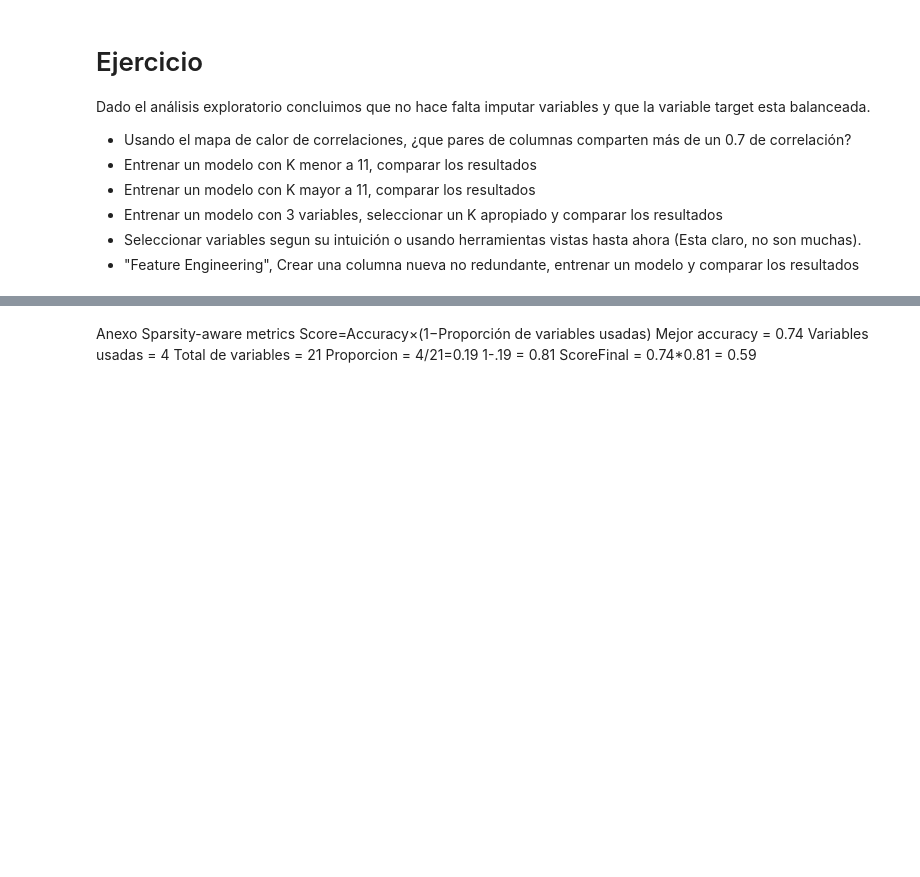
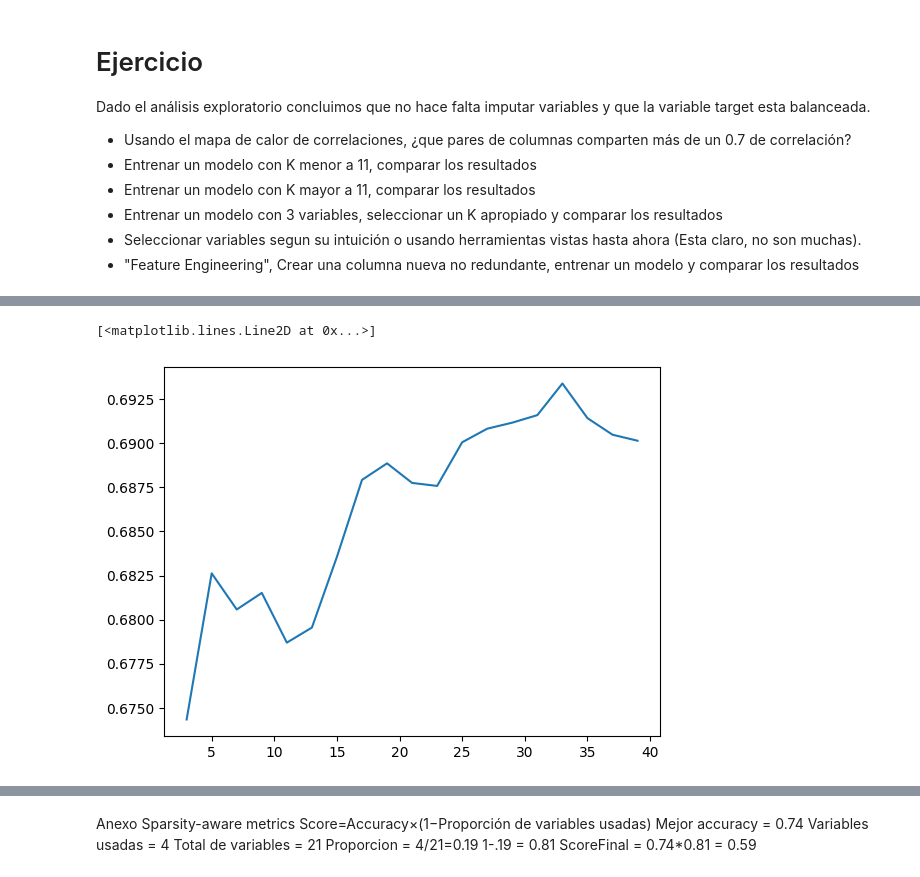
Before and after one commit to miroagustin/CienciaDeDatos1Q2025, a Jupyter notebook: 02_Ej_knn_&_evaluacion_de_modelos_smokers_Soligo.ipynb, the cells around one changed output, grey strips where cells are left out. Drawn from its saved outputs; the diff is of its cells as text; code cells hidden in the pictures; blank space fills up the shorter version.

Commit message:
Resolucion Ejercicio Smokers (WIP)

```diff
--- a/02_Ej_knn_&_evaluacion_de_modelos_smokers_Soligo.ipynb
+++ b/02_Ej_knn_&_evaluacion_de_modelos_smokers_Soligo.ipynb
@@ -102,0 +332,17 @@ Dado el análisis exploratorio concluimos que no hace falta imputar variables y
+# %%
+from sklearn.model_selection import train_test_split
+from sklearn.preprocessing import StandardScaler
+from sklearn.neighbors import KNeighborsClassifier
+from sklearn.metrics import classification_report, accuracy_score
+
+# 1. Selección de features y target
+x_smokers = df_smokers[['hemoglobin', 'height(cm)', 'weight(kg)']]
+y_smokers = df_smokers['smoking']  # Asegurate de que sea una variable categórica o binaria
+
+# 2. Dividir en conjunto de entrenamiento y prueba
+X_train, X_test, y_train, y_test = train_test_split(x_smokers, y_smokers, test_size=0.3, stratify = y_smokers, random_state=42)
+
+# 3. Normalización de las features
+scaler = StandardScaler()
+X_train_scaled = scaler.fit_transform(X_train)
+X_test_scaled = scaler.transform(X_test)
@@ -102,0 +359,17 @@ Dado el análisis exploratorio concluimos que no hace falta imputar variables y
+# %%
+test_scores = []
+
+# Creamos y entrenamos el algoritmo con valores impares de K entre 3 y 39
+for k in range(3, 40, 2):
+    knn = KNeighborsClassifier(k)
+    knn.fit(X_train_scaled, y_train)  # Entrenamiento con datos escalados
+
+    # Evaluación también con datos escalados
+    y_pred = knn.predict(X_test_scaled)
+    test_scores.append(accuracy_score(y_test, y_pred))  # Guardamos la exactitud
+# %%
+df_scores = pd.DataFrame([{"k":valor_k, "score":test_scores_k} for valor_k, test_scores_k in zip(range(3,40,2),test_scores)])
+plt.plot(df_scores["k"], df_scores["score"])
+# %% [output]
+[<matplotlib.lines.Line2D at 0x...>]
+[figure, added]
```
Also changed, not shown: parts of 38 cells of this notebook.
